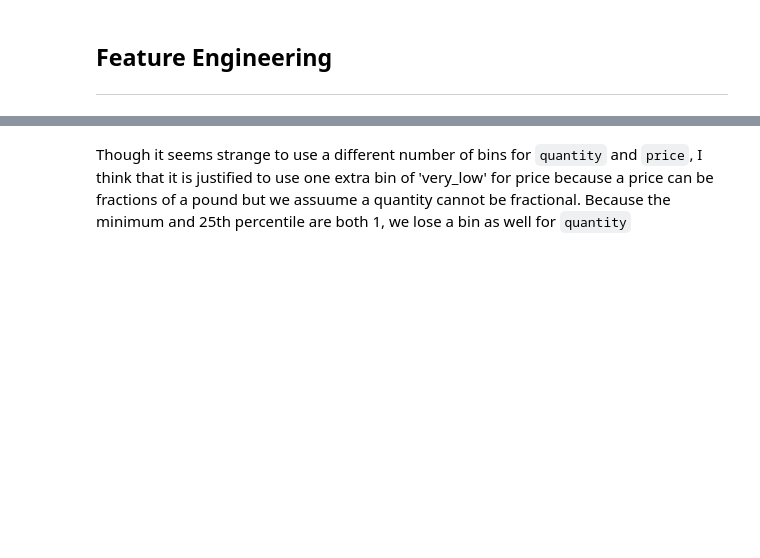
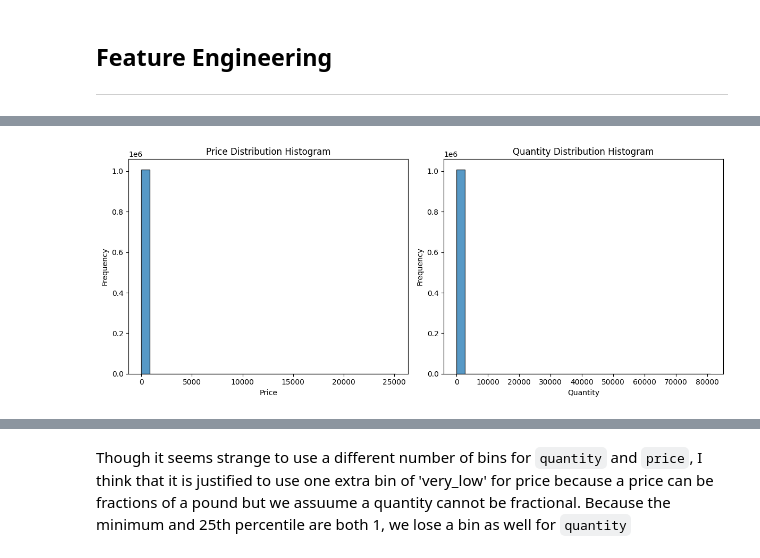
Before and after one commit to evansphillips/retail-customer-segmentation-forecasting, a Jupyter notebook: notebooks/ds4a_retail_challenge.ipynb, the cells around one changed output, grey strips where cells are left out. Cells and saved outputs as stored; diff of their text form; code cells hidden in the pictures; blank space fills up the shorter version.

```diff
--- a/notebooks/ds4a_retail_challenge.ipynb
+++ b/notebooks/ds4a_retail_challenge.ipynb
@@ -282,0 +298,26 @@ Looking at our dataset, there are four feature changes I want to make: `price`,
+# %%
+import matplotlib.pyplot as plt
+
+# Set the figure size and create subplots
+plt.figure(figsize=(12, 5))
+
+# Create a subplot for the 'price' variable
+plt.subplot(1, 2, 1)  # 1 row, 2 columns, first subplot
+plt.hist(retail_data['price'], bins=30, edgecolor='k', alpha=0.75)
+plt.title('Price Distribution Histogram')
+plt.xlabel('Price')
+plt.ylabel('Frequency')
+
+# Create a subplot for the 'quantity' variable
+plt.subplot(1, 2, 2)  # 1 row, 2 columns, second subplot
+plt.hist(retail_data['quantity'], bins=30, edgecolor='k', alpha=0.75)
+plt.title('Quantity Distribution Histogram')
+plt.xlabel('Quantity')
+plt.ylabel('Frequency')
+
+# Adjust the spacing between subplots
+plt.tight_layout()
+
+plt.show()
+# %% [output]
+[figure, added]
```
Also changed, not shown: parts of 51 cells of this notebook, 1 other file.
